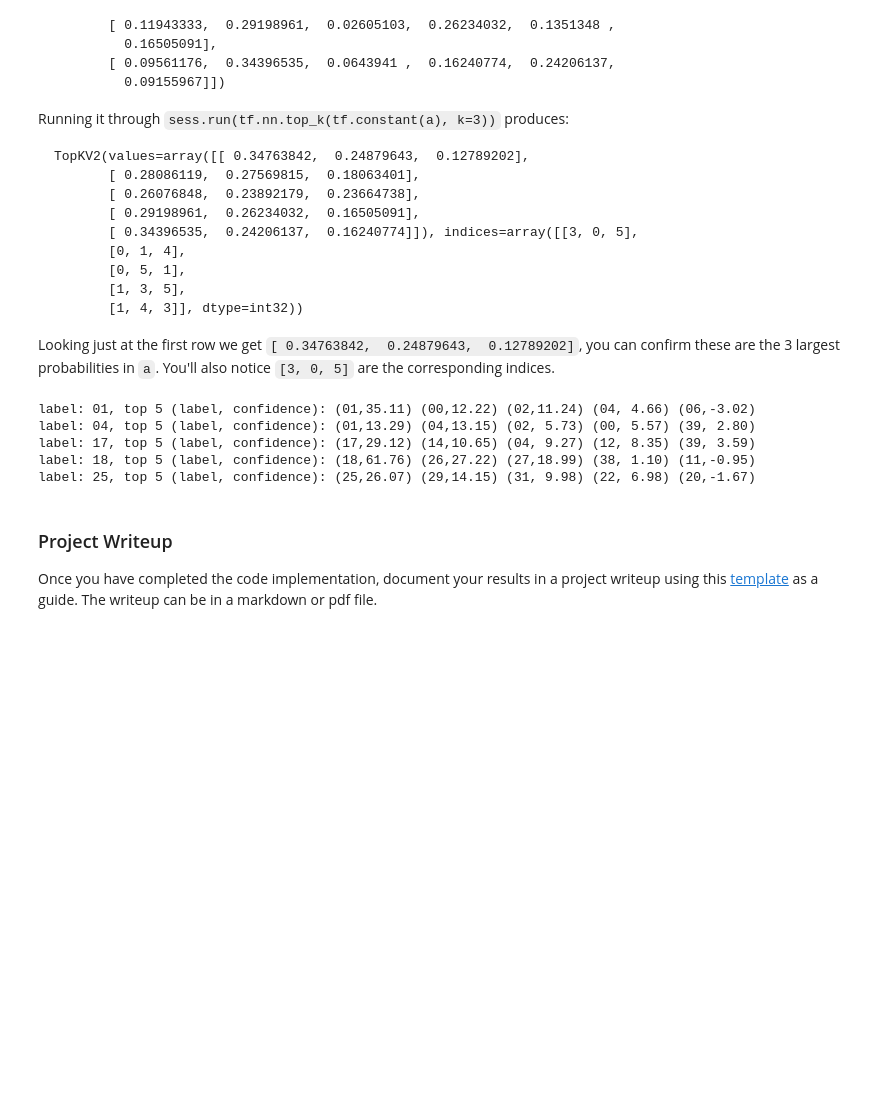
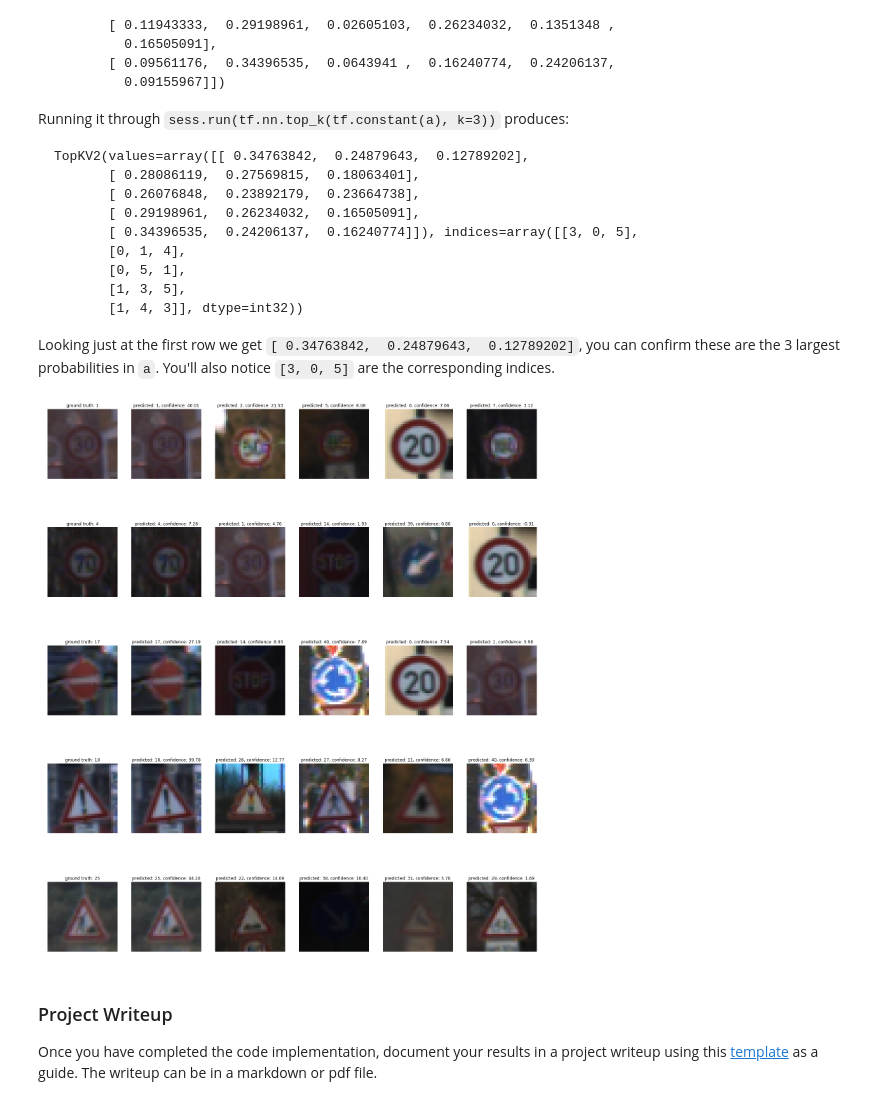
Before and after one commit to p-tricky/CarND-Traffic-Sign-Classifier-Project, a Jupyter notebook: Traffic_Sign_Classifier.ipynb, the cells around one changed output. Cells and saved outputs as stored; diff of their text form; code cells hidden in the pictures; blank space fills up the shorter version.

```diff
--- a/Traffic_Sign_Classifier.ipynb
+++ b/Traffic_Sign_Classifier.ipynb
@@ -163,6 +163,8 @@ def process(data):
     normalized = (gray-128.)/128
     return normalized.reshape(data.shape[0], 32, 32, 1)
 
+X_train_bkp = X_train.copy()
+y_train_bkp = y_train.copy()
 X_train = process(X_train)
 X_valid = process(X_valid)
 X_test = process(X_test)
@@ -417,22 +419,23 @@ Looking just at the first row we get `[ 0.34763842,  0.24879643,  0.12789202]`,
 # %%
 ### Print out the top five softmax probabilities for the predictions on the German traffic sign images found on the web.
 ### Feel free to use as many code cells as needed.
 with tf.Session() as sess:
     tf.train.Saver().restore(sess, "./lenet1")
     top5 = sess.run(tf.nn.top_k(logits, k=5), feed_dict={x: process(d['features']), keep_prob: 1.0})
+    plt.figure(figsize=(25, 30))
     for i, label in enumerate(d['labels']):
-        out = "label: {:02}, top 5 (label, confidence):" + 5 * " ({:02},{:5.2f})"
-        out_args = [None]*10
-        out_args[::2] = top5.indices[i]
-        out_args[1::2] = top5.values[i]
-        out_args=[label] + out_args
-        print(out.format(*out_args))
+        plt.subplot(5, 6, 6*i+1)
+        plt.imshow(X_train_bkp[y_train_bkp == label][0])
+        plt.title("ground truth: {}".format(label))
+        plt.axis('off')
+        for j, (pred, conf) in enumerate(zip(top5.indices[i], top5.values[i])):
+            plt.subplot(5, 6, 6*i+j+2)
+            plt.imshow(X_train_bkp[y_train_bkp == pred][0])
+            plt.title("predicted: {}, confidence: {:3.2f}".format(pred, conf))
+            plt.axis('off')
+    plt.show()
 # %% [output]
-label: 01, top 5 (label, confidence): (01,35.11) (00,12.22) (02,11.24) (04, 4.66) (06,-3.02)
-label: 04, top 5 (label, confidence): (01,13.29) (04,13.15) (02, 5.73) (00, 5.57) (39, 2.80)
-label: 17, top 5 (label, confidence): (17,29.12) (14,10.65) (04, 9.27) (12, 8.35) (39, 3.59)
-label: 18, top 5 (label, confidence): (18,61.76) (26,27.22) (27,18.99) (38, 1.10) (11,-0.95)
-label: 25, top 5 (label, confidence): (25,26.07) (29,14.15) (31, 9.98) (22, 6.98) (20,-1.67)
+[figure, added]
 # %% [markdown]
 ### Project Writeup
 
```
Also changed, not shown: parts of 5 cells of this notebook.
